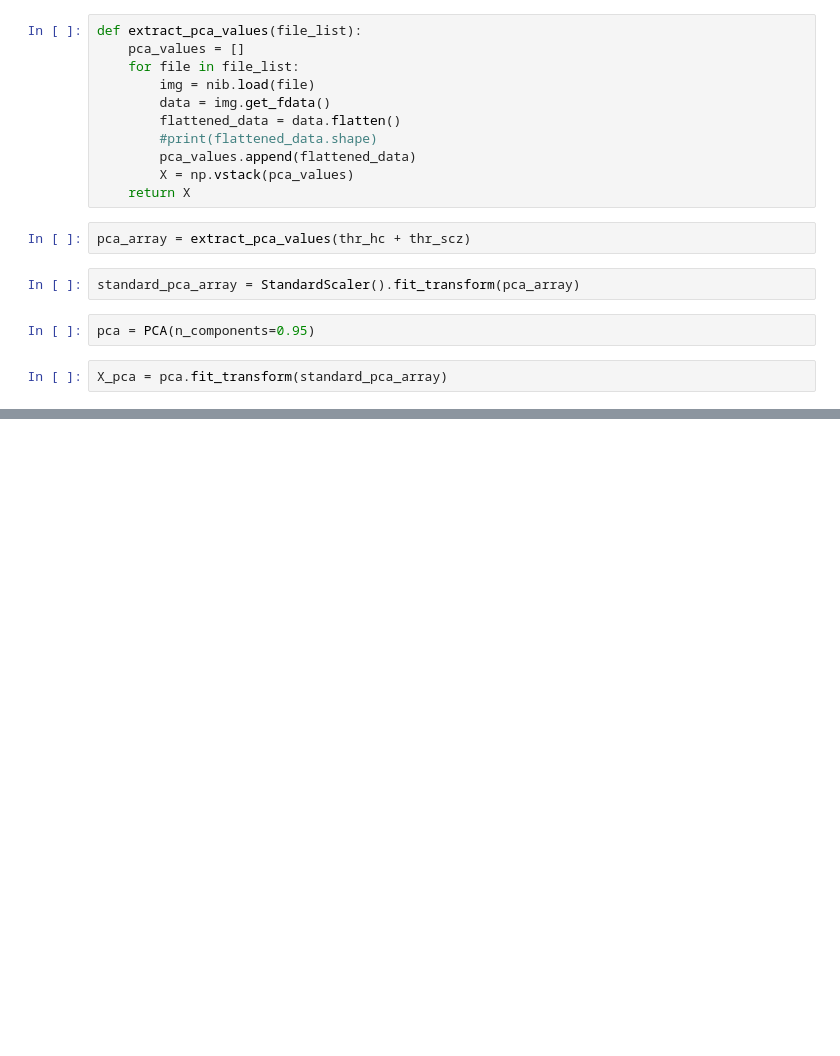
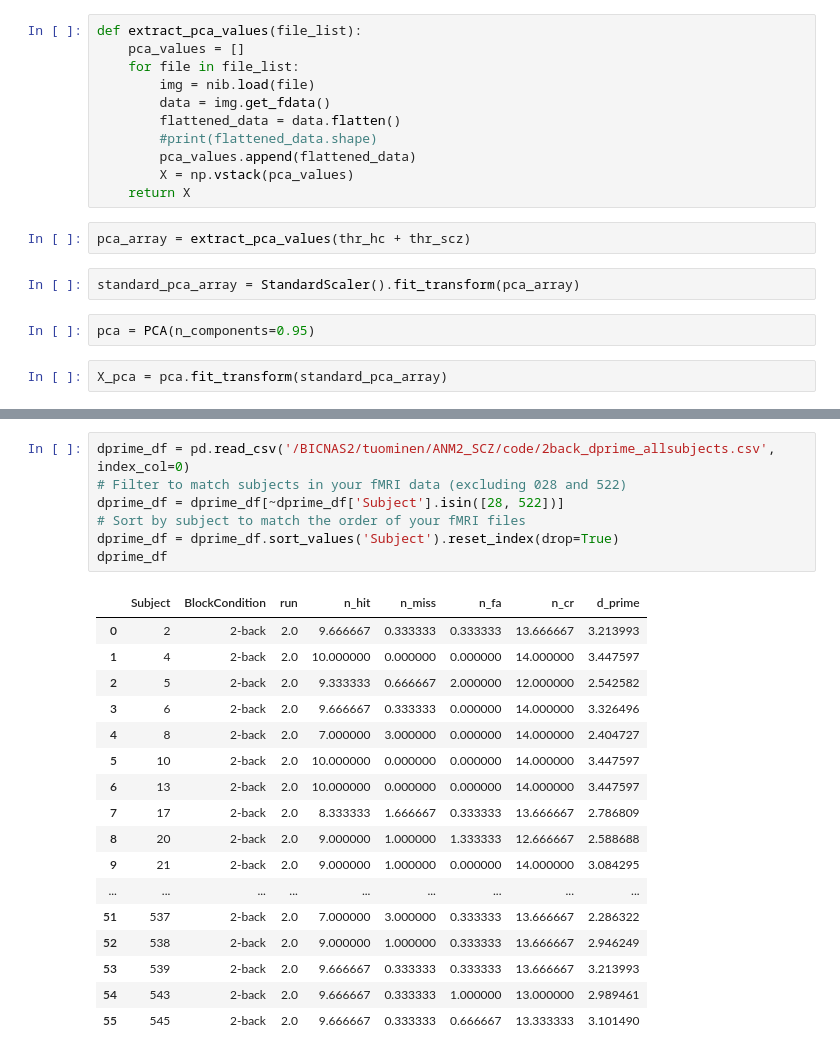
Before and after one commit to ltuominen/ANM_SCZ, a Jupyter notebook: code/anm_pca.ipynb, the cells around one changed output, grey strips where cells are left out. Cells and saved outputs as stored; diff of their text form; blank space fills up the shorter version.

```diff
--- a/code/anm_pca.ipynb
+++ b/code/anm_pca.ipynb
@@ -56,0 +60,25 @@ X_pca.shape
+# %%
+dprime_df = pd.read_csv('/BICNAS2/tuominen/ANM2_SCZ/code/2back_dprime_allsubjects.csv', index_col=0)
+# Filter to match subjects in your fMRI data (excluding 028 and 522)
+dprime_df = dprime_df[~dprime_df['Subject'].isin([28, 522])]
+# Sort by subject to match the order of your fMRI files
+dprime_df = dprime_df.sort_values('Subject').reset_index(drop=True)
+dprime_df
+# %% [output]
+|  | Subject | BlockCondition | run | n_hit | n_miss | n_fa | n_cr | d_prime |
+| 0 | 2 | 2-back | 2.0 | 9.666667 | 0.333333 | 0.333333 | 13.666667 | 3.213993 |
+| 1 | 4 | 2-back | 2.0 | 10.000000 | 0.000000 | 0.000000 | 14.000000 | 3.447597 |
+| 2 | 5 | 2-back | 2.0 | 9.333333 | 0.666667 | 2.000000 | 12.000000 | 2.542582 |
+| 3 | 6 | 2-back | 2.0 | 9.666667 | 0.333333 | 0.000000 | 14.000000 | 3.326496 |
+| 4 | 8 | 2-back | 2.0 | 7.000000 | 3.000000 | 0.000000 | 14.000000 | 2.404727 |
+| 5 | 10 | 2-back | 2.0 | 10.000000 | 0.000000 | 0.000000 | 14.000000 | 3.447597 |
+| 6 | 13 | 2-back | 2.0 | 10.000000 | 0.000000 | 0.000000 | 14.000000 | 3.447597 |
+| 7 | 17 | 2-back | 2.0 | 8.333333 | 1.666667 | 0.333333 | 13.666667 | 2.786809 |
+| 8 | 20 | 2-back | 2.0 | 9.000000 | 1.000000 | 1.333333 | 12.666667 | 2.588688 |
+| 9 | 21 | 2-back | 2.0 | 9.000000 | 1.000000 | 0.000000 | 14.000000 | 3.084295 |
+| ... | ... | ... | ... | ... | ... | ... | ... | ... |
+| 51 | 537 | 2-back | 2.0 | 7.000000 | 3.000000 | 0.333333 | 13.666667 | 2.286322 |
+| 52 | 538 | 2-back | 2.0 | 9.000000 | 1.000000 | 0.333333 | 13.666667 | 2.946249 |
+| 53 | 539 | 2-back | 2.0 | 9.666667 | 0.333333 | 0.333333 | 13.666667 | 3.213993 |
+| 54 | 543 | 2-back | 2.0 | 9.666667 | 0.333333 | 1.000000 | 13.000000 | 2.989461 |
+| 55 | 545 | 2-back | 2.0 | 9.666667 | 0.333333 | 0.666667 | 13.333333 | 3.101490 |
```
Also changed, not shown: parts of 8 cells of this notebook, 5 other files.
